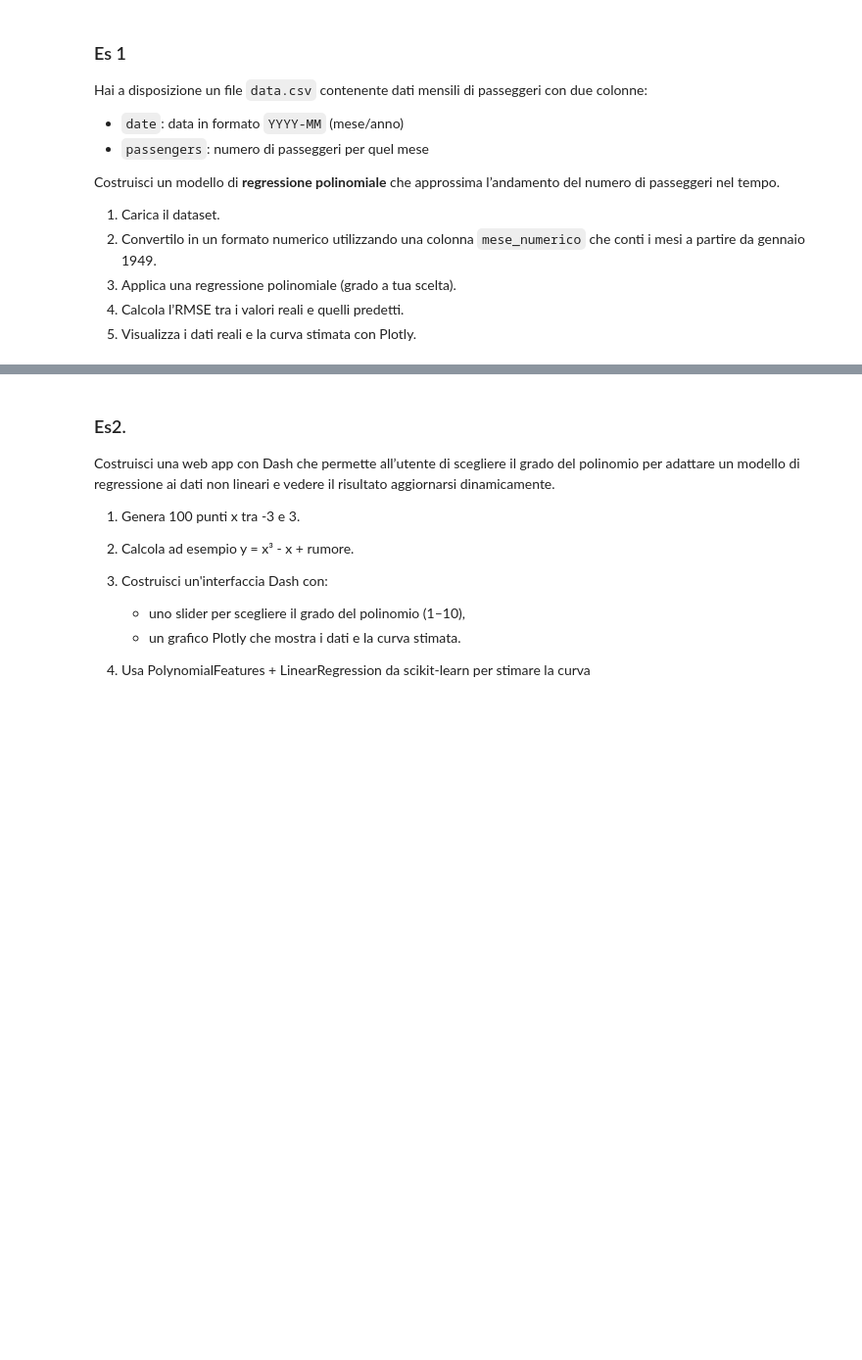
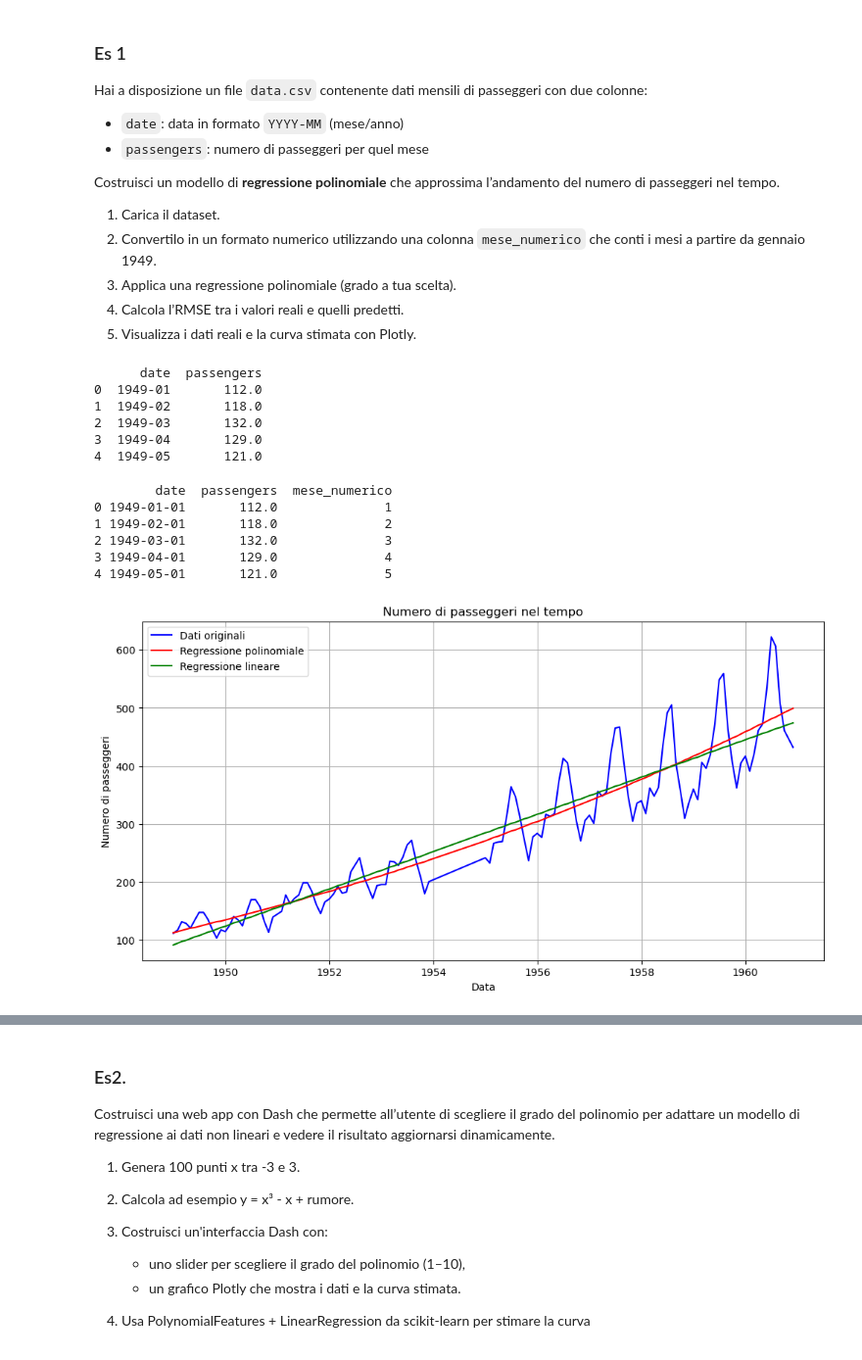
Before and after one commit to NicXVII/ProgrammingLab2, a Jupyter notebook: 7_Esercizi_lez_7.ipynb, the cells around one changed output, grey strips where cells are left out. Shown: that part at 98% size. Cells and saved outputs as stored; diff of their text form; code cells hidden in the pictures; blank space fills up the shorter version.

```diff
--- a/7_Esercizi_lez_7.ipynb
+++ b/7_Esercizi_lez_7.ipynb
@@ -18,4 +18,71 @@ Costruisci un modello di **regressione polinomiale** che approssima l’andament
 import pandas as pd
 import matplotlib.pyplot as plt
 
-df = pd.read_csv("data.csv")
+df = pd.read_csv("dataPassengers.csv")
+print(df.head())
+# %% [output]
+      date  passengers
+0  1949-01       112.0
+1  1949-02       118.0
+2  1949-03       132.0
+3  1949-04       129.0
+4  1949-05       121.0
+# %%
+# 2. Convertilo in un formato numerico utilizzando una colonna `mese_numerico` che conti i mesi a partire da gennaio 1949.
+from datetime import datetime
+
+# Convert date to datetime
+df['date'] = pd.to_datetime(df['date'])
+
+# Calculate months since Jan 1949
+start_date = pd.to_datetime('1949-01')
+df['mese_numerico'] = ((df['date'].dt.year - start_date.year) * 12 +
+					   (df['date'].dt.month - start_date.month) + 1)
+
+print(df.head())
+# %% [output]
+        date  passengers  mese_numerico
+0 1949-01-01       112.0              1
+1 1949-02-01       118.0              2
+2 1949-03-01       132.0              3
+3 1949-04-01       129.0              4
+4 1949-05-01       121.0              5
+# %%
+# 3. Applica una regressione polinomiale (grado a tua scelta).
+from sklearn.preprocessing import PolynomialFeatures
+from sklearn.pipeline import make_pipeline
+from sklearn.linear_model import LinearRegression
+import numpy as np
+
+# Rimuovi i valori NaN
+df_clean = df.dropna()
+
+
+
+
+model_poly = make_pipeline(PolynomialFeatures(degree=3), LinearRegression())
+
+model_poly.fit(df_clean[['mese_numerico']], df_clean['passengers'])
+
+
+y_pred_poly = model_poly.predict(df[['mese_numerico']])
+y_pred_poly = np.maximum(0, np.round(y_pred_poly)).astype(int)
+
+
+model_linear = LinearRegression()
+model_linear.fit(df_clean[['mese_numerico']], df_clean['passengers'])
+y_pred_linear = model_linear.predict(df[['mese_numerico']])
+y_pred_linear = np.maximum(0, np.round(y_pred_linear)).astype(int)
+# 4. Visualizza i risultati.
+plt.figure(figsize=(12, 6))
+plt.plot(df['date'], df['passengers'], label='Dati originali', color='blue')
+plt.plot(df['date'], y_pred_poly, label='Regressione polinomiale', color='red')
+plt.plot(df['date'], y_pred_linear, label='Regressione lineare', color='green')
+plt.title('Numero di passeggeri nel tempo')
+plt.xlabel('Data')
+plt.ylabel('Numero di passeggeri')
+plt.legend()
+plt.grid()
+plt.show()
+# %% [output]
+[figure, added]
```
Also changed, not shown: parts of 2 cells of this notebook, 1 other file.
